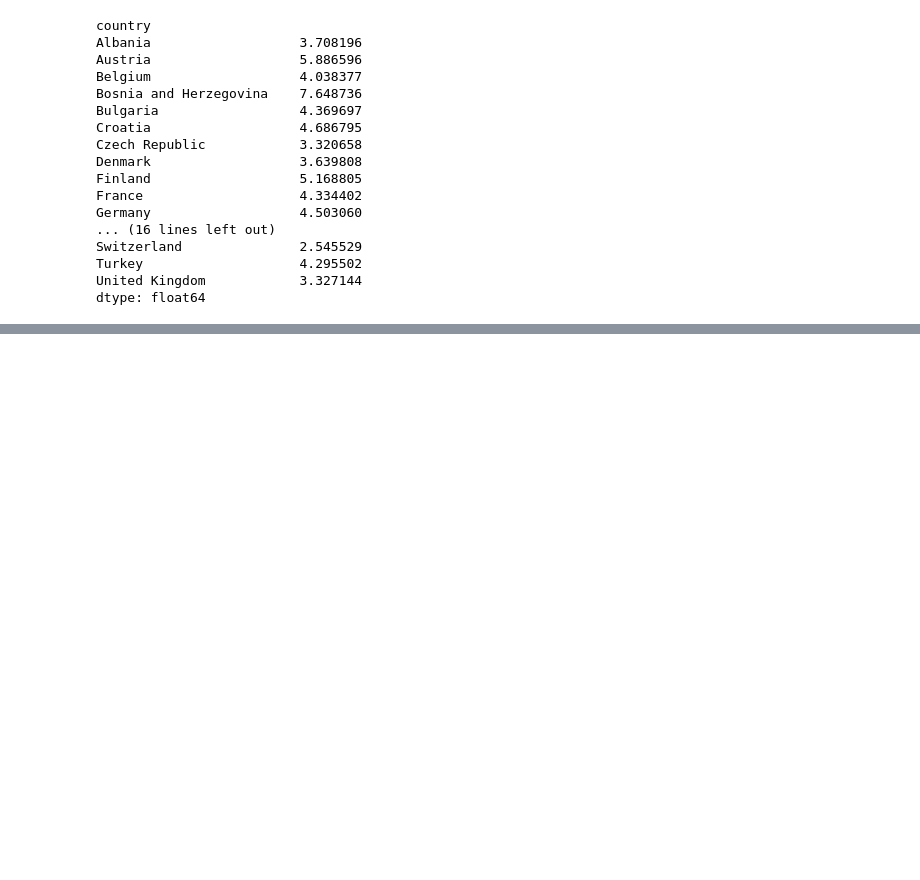
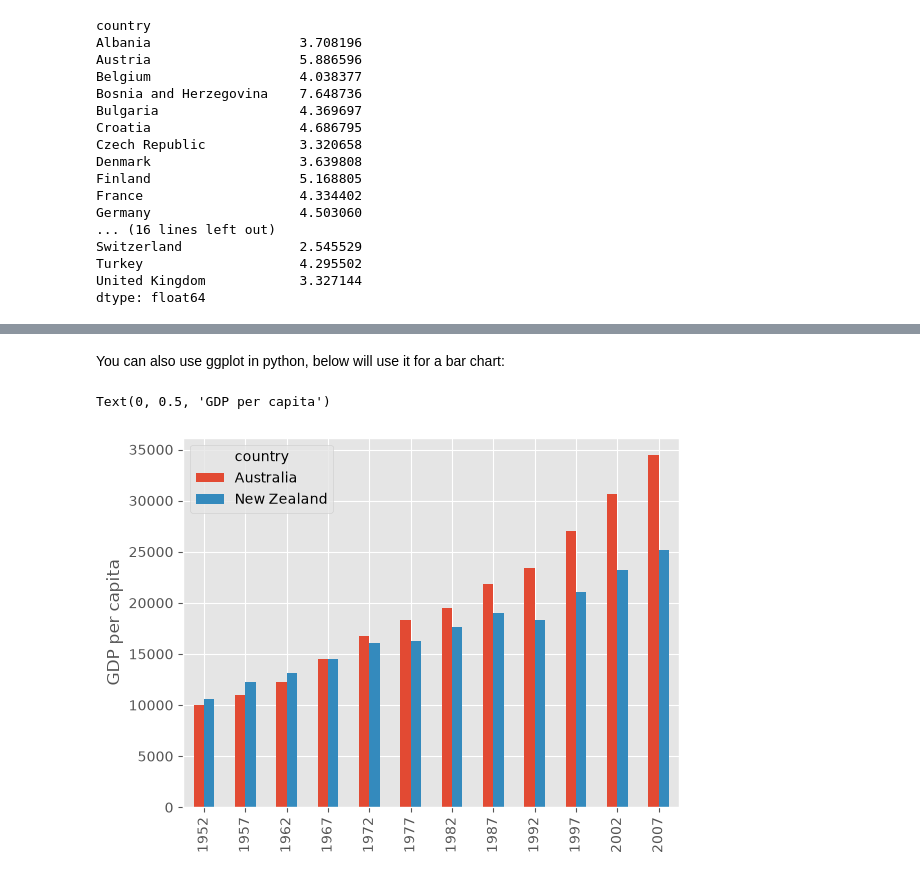
Before and after one commit to Jobot99/Software_Carpentry_Plotting_and_Programming_in_Python, a Jupyter notebook: data/Joseph_Notebook.ipynb, the cells around one changed output, grey strips where cells are left out. Cells and saved outputs as stored; diff of their text form; code cells hidden in the pictures; blank space fills up the shorter version.

```diff
--- a/data/Joseph_Notebook.ipynb
+++ b/data/Joseph_Notebook.ipynb
@@ -528,0 +567,9 @@ dtype: float64
+# %% [markdown]
+You can also use ggplot in python, below will use it for a bar chart:
+# %%
+plt.style.use('ggplot')
+plot_data.T.plot(kind='bar')
+plt.ylabel('GDP per capita')
+# %% [output]
+Text(0, 0.5, 'GDP per capita')
+[figure, added]
```
Also changed, not shown: parts of 19 cells of this notebook, 2 other files.
